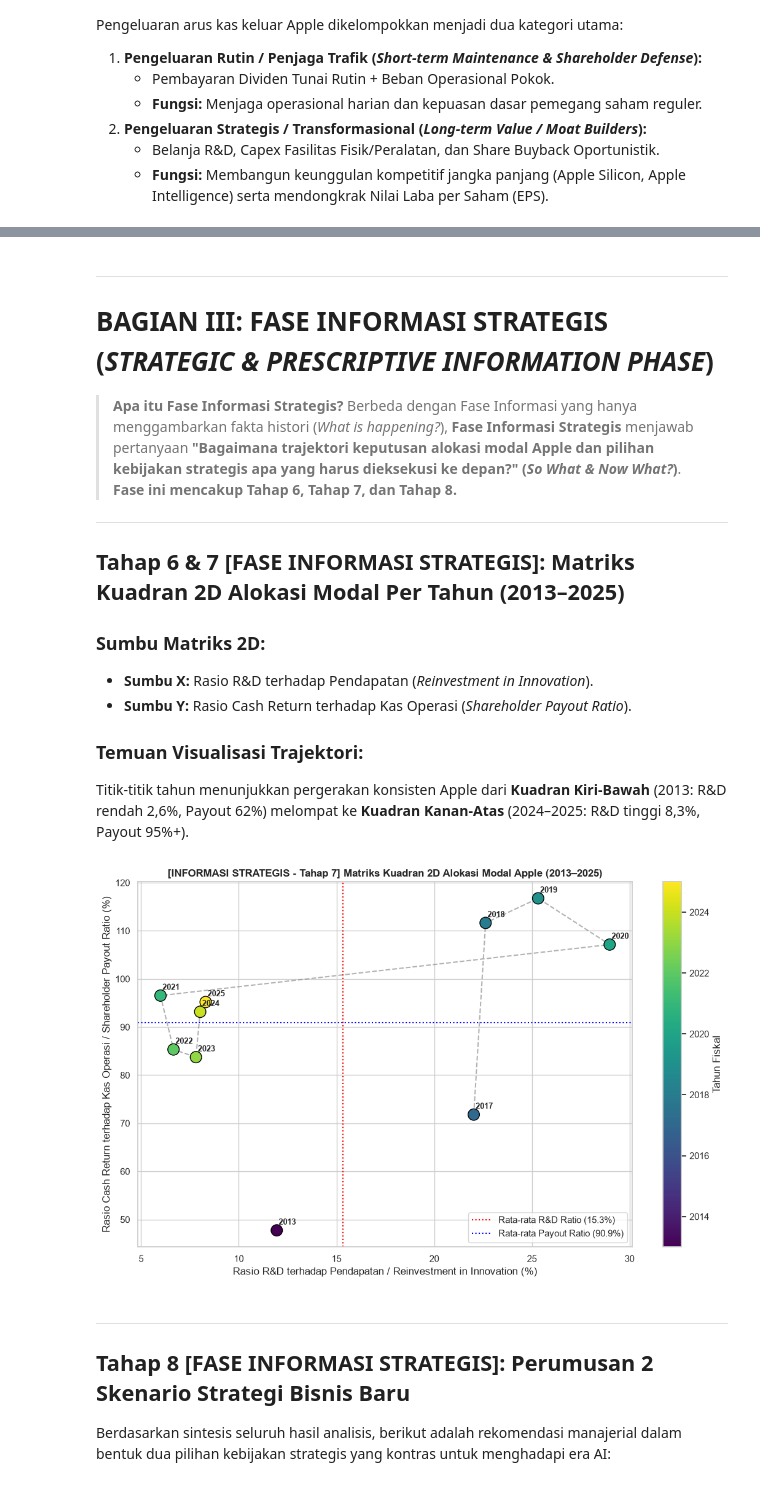
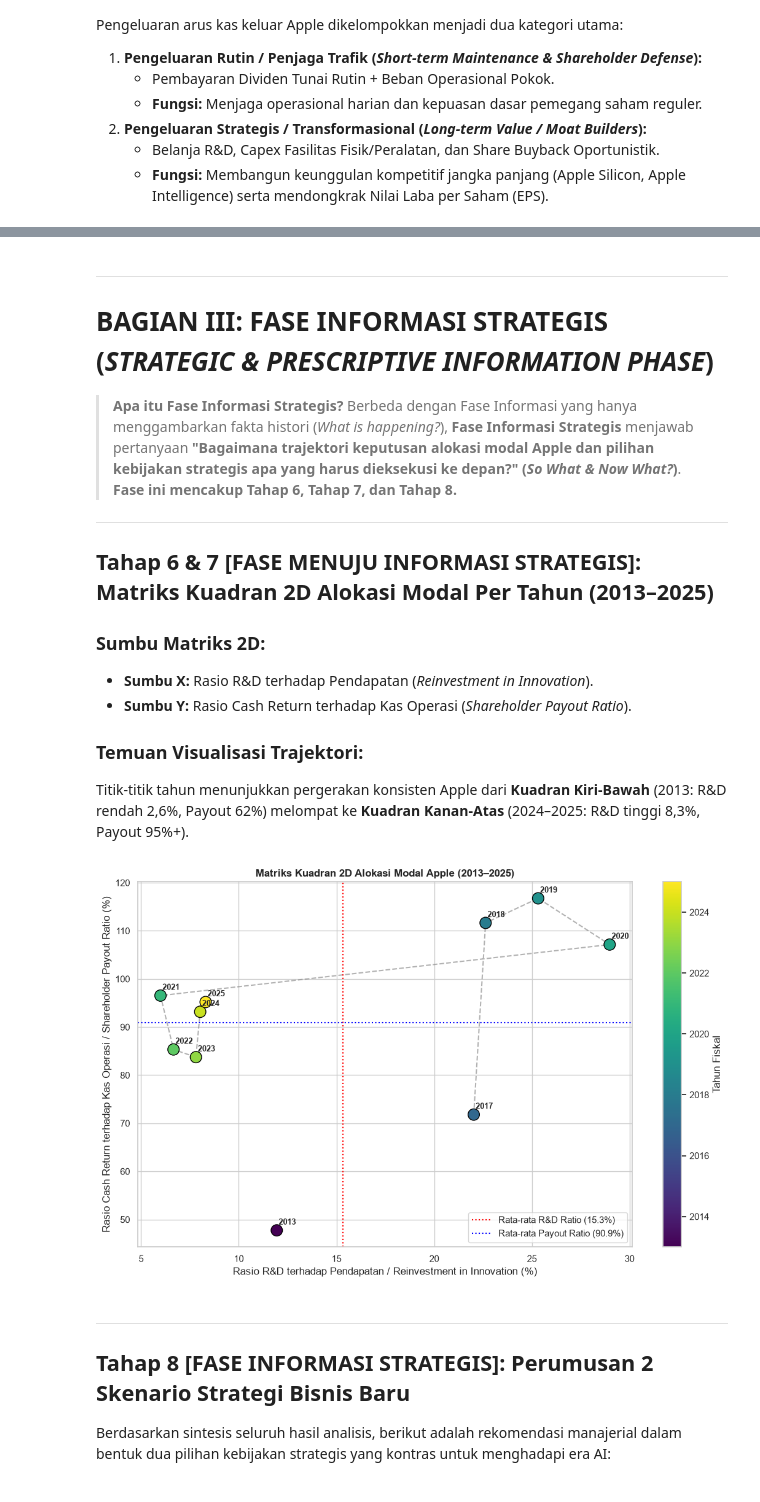
Before and after one commit to ZazkiaLutvi/Info-Strategy, a Jupyter notebook: Apple_Stocks_Dataset/analisis/Analisis_Strategi_Alokasi_Modal_Apple_2013_2025.ipynb, the cells around one changed output, grey strips where cells are left out. Drawn from its saved outputs; the diff is of its cells as text; code cells hidden in the pictures.

```diff
--- a/Apple_Stocks_Dataset/analisis/Analisis_Strategi_Alokasi_Modal_Apple_2013_2025.ipynb
+++ b/Apple_Stocks_Dataset/analisis/Analisis_Strategi_Alokasi_Modal_Apple_2013_2025.ipynb
@@ -212,7 +212,7 @@ plt.show()
 > Berbeda dengan Fase Informasi yang hanya menggambarkan fakta histori (*What is happening?*), **Fase Informasi Strategis** menjawab pertanyaan **"Bagaimana trajektori keputusan alokasi modal Apple dan pilihan kebijakan strategis apa yang harus dieksekusi ke depan?" (*So What & Now What?*)**. **Fase ini mencakup Tahap 6, Tahap 7, dan Tahap 8.**
 
 ---
-## Tahap 6 & 7 [FASE INFORMASI STRATEGIS]: Matriks Kuadran 2D Alokasi Modal Per Tahun (2013–2025)
+## Tahap 6 & 7 [FASE MENUJU INFORMASI STRATEGIS]: Matriks Kuadran 2D Alokasi Modal Per Tahun (2013–2025)
 
 ### Sumbu Matriks 2D:
 * **Sumbu X:** Rasio R&D terhadap Pendapatan (*Reinvestment in Innovation*).
@@ -221,36 +221,36 @@ plt.show()
 ### Temuan Visualisasi Trajektori:
 Titik-titik tahun menunjukkan pergerakan konsisten Apple dari **Kuadran Kiri-Bawah** (2013: R&D rendah 2,6%, Payout 62%) melompat ke **Kuadran Kanan-Atas** (2024–2025: R&D tinggi 8,3%, Payout 95%+).
 # %%
-# Tahap 6 & 7 [FASE INFORMASI STRATEGIS]: Visualisasi Matriks Kuadran 2D
+# Tahap 6 & 7 [FASE MENUJU INFORMASI STRATEGIS]: Visualisasi Matriks Kuadran 2D
 plt.figure(figsize=(11, 7))
 
 # Scatter plot per tahun
 years = df_apple.index.astype(int)
 x_vals = df_apple['RD_to_Revenue_Pct']
 y_vals = df_apple['Payout_Ratio_CFO_Pct']
 
 # Plot jalur pergerakan (trajectory)
 plt.plot(x_vals, y_vals, color='gray', linestyle='--', alpha=0.6, zorder=1)
 scatter = plt.scatter(x_vals, y_vals, c=years, cmap='viridis', s=180, edgecolors='black', zorder=2)
 
 for yr, x, y in zip(years, x_vals, y_vals):
     plt.annotate(str(yr), (x + 0.1, y + 1.2), fontsize=9, fontweight='bold')
 
 # Garis rata-rata pemisah kuadran
 x_mean = x_vals.mean()
 y_mean = y_vals.mean()
 plt.axvline(x_mean, color='red', linestyle=':', label=f'Rata-rata R&D Ratio ({x_mean:.1f}%)')
 plt.axhline(y_mean, color='blue', linestyle=':', label=f'Rata-rata Payout Ratio ({y_mean:.1f}%)')
 
-plt.title('[INFORMASI STRATEGIS - Tahap 7] Matriks Kuadran 2D Alokasi Modal Apple (2013–2025)', fontweight='bold', fontsize=12)
+plt.title('Matriks Kuadran 2D Alokasi Modal Apple (2013–2025)', fontweight='bold', fontsize=12)
 plt.xlabel('Rasio R&D terhadap Pendapatan / Reinvestment in Innovation (%)')
 plt.ylabel('Rasio Cash Return terhadap Kas Operasi / Shareholder Payout Ratio (%)')
 plt.colorbar(scatter, label='Tahun Fiskal')
 plt.legend(loc='lower right')
 plt.tight_layout()
 plt.show()
 # %% [output]
-[figure, old version]
+[figure, new version]
 # %% [markdown]
 ---
 ## Tahap 8 [FASE INFORMASI STRATEGIS]: Perumusan 2 Skenario Strategi Bisnis Baru
```
Also changed, not shown: parts of 2 cells of this notebook, 1 other file.
